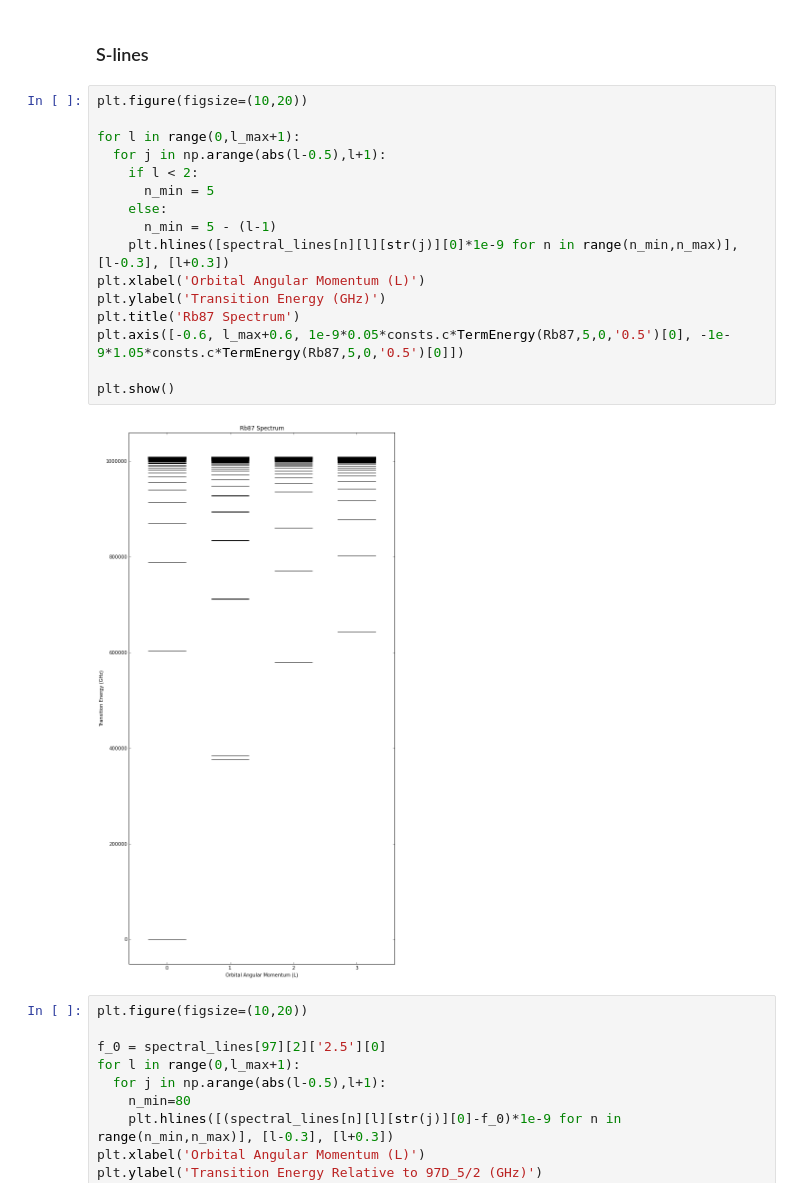
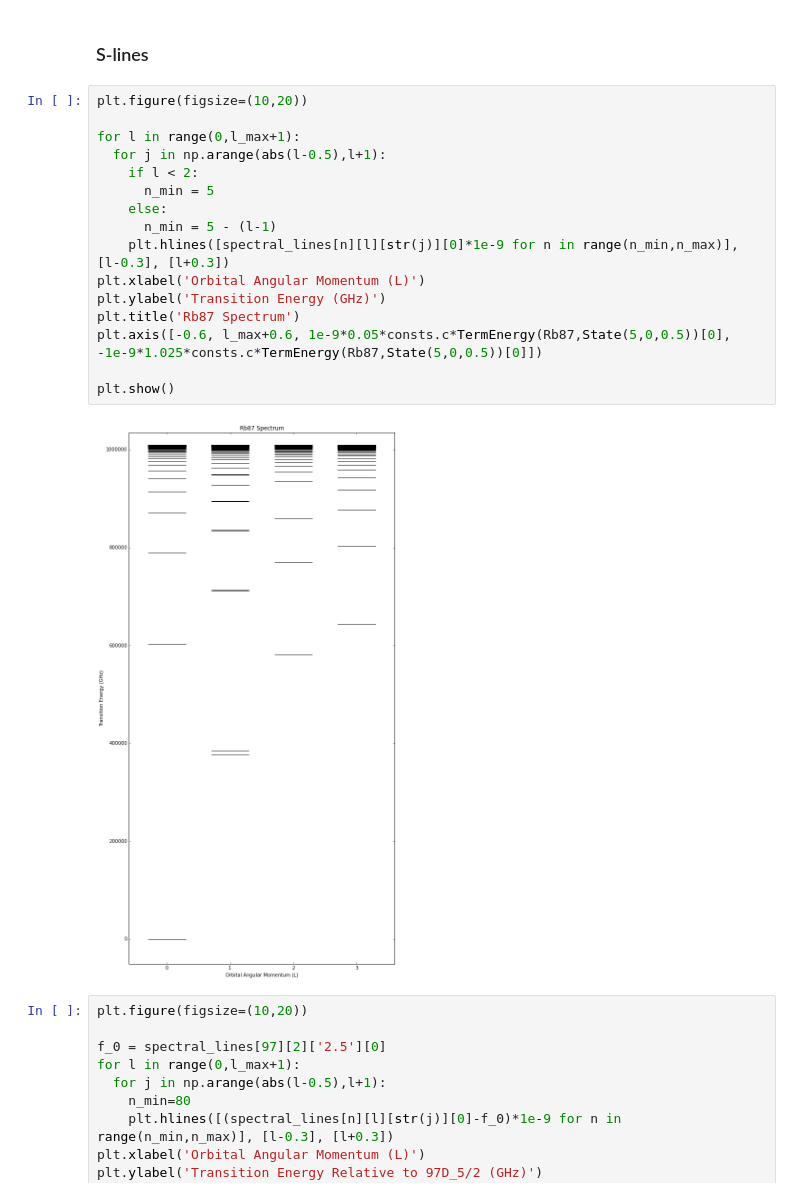
Before and after one commit to mfe5003/rydtip, a Jupyter notebook: Rb87Spectrum.ipynb, the cells around one changed output. Saved outputs shown, nothing was run; the diff lists cells and outputs as text.

```diff
--- a/Rb87Spectrum.ipynb
+++ b/Rb87Spectrum.ipynb
@@ -27,21 +27,21 @@ for n in range(0,150): # some of these are non-physical
 # %%
 plt.figure(figsize=(10,20))
 
 for l in range(0,l_max+1):
   for j in np.arange(abs(l-0.5),l+1):
     if l < 2:
       n_min = 5
     else:
       n_min = 5 - (l-1)
     plt.hlines([spectral_lines[n][l][str(j)][0]*1e-9 for n in range(n_min,n_max)], [l-0.3], [l+0.3])
 plt.xlabel('Orbital Angular Momentum (L)')
 plt.ylabel('Transition Energy (GHz)')
 plt.title('Rb87 Spectrum')
-plt.axis([-0.6, l_max+0.6, 1e-9*0.05*consts.c*TermEnergy(Rb87,5,0,'0.5')[0], -1e-9*1.05*consts.c*TermEnergy(Rb87,5,0,'0.5')[0]])
+plt.axis([-0.6, l_max+0.6, 1e-9*0.05*consts.c*TermEnergy(Rb87,State(5,0,0.5))[0], -1e-9*1.025*consts.c*TermEnergy(Rb87,State(5,0,0.5))[0]])
 
 plt.show()
 # %% [output]
-[figure, old version]
+[figure, new version]
 # %%
 plt.figure(figsize=(10,20))
 
```
Also changed, not shown: 4 other files.
